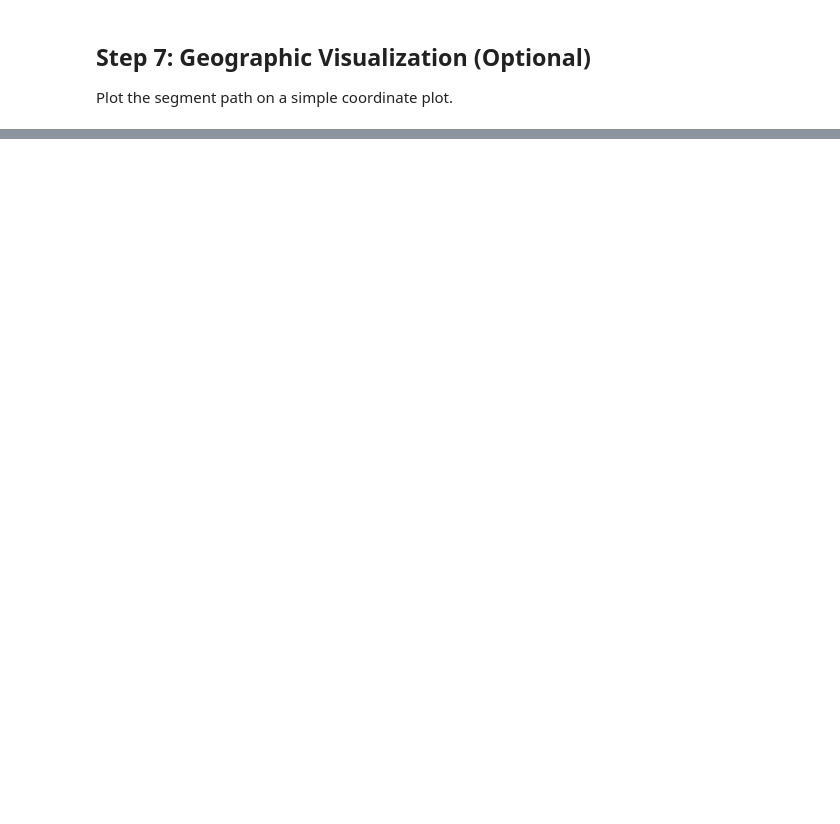
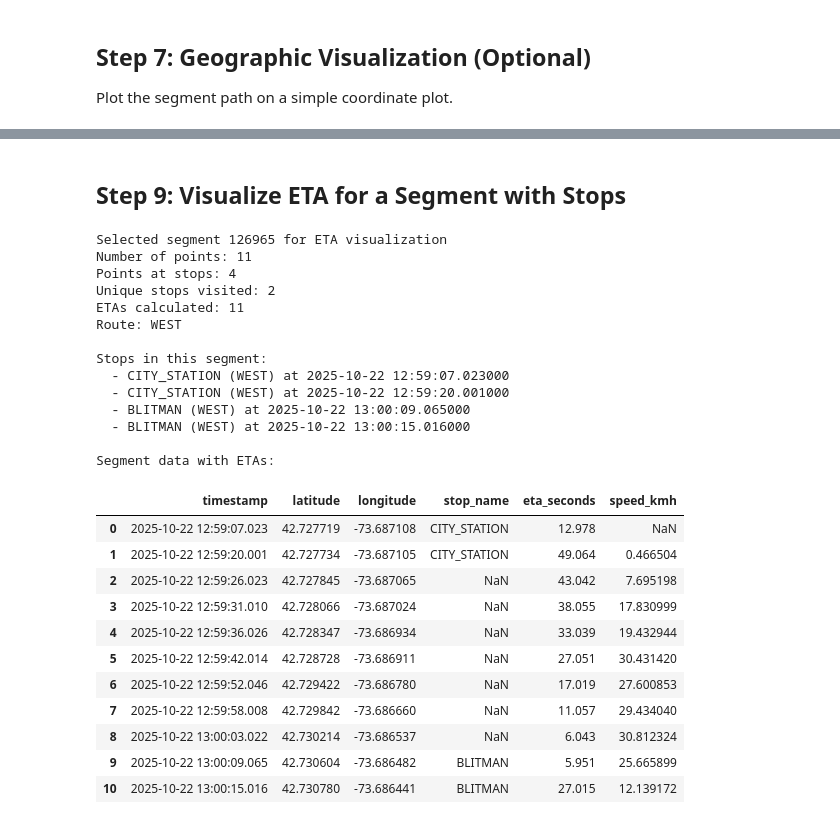
Before and after one commit to wtg/shubble, a Jupyter notebook: ml/data/data.ipynb, the cells around one changed output, grey strips where cells are left out. Saved outputs shown, nothing was run; the diff lists cells and outputs as text; code cells hidden in the pictures; blank space fills up the shorter version.

```diff
--- a/ml/data/data.ipynb
+++ b/ml/data/data.ipynb
@@ -369,0 +486,60 @@ All preprocessing results are cached for efficient repeated use.
+# %% [markdown]
+## Step 9: Visualize ETA for a Segment with Stops
+# %%
+# Find a segment with multiple stops for better visualization
+segment_stop_counts = eta_df.groupby('segment_id')['stop_name'].apply(lambda x: x.notna().sum())
+segments_with_multiple_stops = segment_stop_counts[segment_stop_counts >= 2].index
+
+if len(segments_with_multiple_stops) > 0:
+    # Select a segment from the middle
+    selected_eta_segment_id = segments_with_multiple_stops[len(segments_with_multiple_stops) // 2]
+else:
+    # Fallback to any segment with at least one stop
+    segments_with_stops = segment_stop_counts[segment_stop_counts >= 1].index
+    selected_eta_segment_id = segments_with_stops[len(segments_with_stops) // 2] if len(segments_with_stops) > 0 else eta_df['segment_id'].iloc[0]
+
+# Extract the segment
+eta_segment = eta_df[eta_df['segment_id'] == selected_eta_segment_id].copy()
+eta_segment = eta_segment.sort_values('timestamp').reset_index(drop=True)
+
+print(f"Selected segment {selected_eta_segment_id} for ETA visualization")
+print(f"Number of points: {len(eta_segment)}")
+print(f"Points at stops: {eta_segment['stop_name'].notna().sum()}")
+print(f"Unique stops visited: {eta_segment['stop_name'].nunique()}")
+print(f"ETAs calculated: {eta_segment['eta_seconds'].notna().sum()}")
+print(f"Route: {eta_segment['route'].iloc[0]}")
+print(f"\nStops in this segment:")
+stops_in_segment = eta_segment[eta_segment['stop_name'].notna()][['timestamp', 'stop_name', 'stop_route']].drop_duplicates()
+for idx, row in stops_in_segment.iterrows():
+    print(f"  - {row['stop_name']} ({row['stop_route']}) at {row['timestamp']}")
+
+# Display segment with ETA information
+print(f"\nSegment data with ETAs:")
+eta_segment[['timestamp', 'latitude', 'longitude', 'stop_name', 'eta_seconds', 'speed_kmh']].head(20)
+# %% [output]
+Selected segment 126965 for ETA visualization
+Number of points: 11
+Points at stops: 4
+Unique stops visited: 2
+ETAs calculated: 11
+Route: WEST
+
+Stops in this segment:
+  - CITY_STATION (WEST) at 2025-10-22 12:59:07.023000
+  - CITY_STATION (WEST) at 2025-10-22 12:59:20.001000
+  - BLITMAN (WEST) at 2025-10-22 13:00:09.065000
+  - BLITMAN (WEST) at 2025-10-22 13:00:15.016000
+
+Segment data with ETAs:
+|  | timestamp | latitude | longitude | stop_name | eta_seconds | speed_kmh |
+| 0 | 2025-10-22 12:59:07.023 | 42.727719 | -73.687108 | CITY_STATION | 12.978 | NaN |
+| 1 | 2025-10-22 12:59:20.001 | 42.727734 | -73.687105 | CITY_STATION | 49.064 | 0.466504 |
+| 2 | 2025-10-22 12:59:26.023 | 42.727845 | -73.687065 | NaN | 43.042 | 7.695198 |
+| 3 | 2025-10-22 12:59:31.010 | 42.728066 | -73.687024 | NaN | 38.055 | 17.830999 |
+| 4 | 2025-10-22 12:59:36.026 | 42.728347 | -73.686934 | NaN | 33.039 | 19.432944 |
+| 5 | 2025-10-22 12:59:42.014 | 42.728728 | -73.686911 | NaN | 27.051 | 30.431420 |
+| 6 | 2025-10-22 12:59:52.046 | 42.729422 | -73.686780 | NaN | 17.019 | 27.600853 |
+| 7 | 2025-10-22 12:59:58.008 | 42.729842 | -73.686660 | NaN | 11.057 | 29.434040 |
+| 8 | 2025-10-22 13:00:03.022 | 42.730214 | -73.686537 | NaN | 6.043 | 30.812324 |
+| 9 | 2025-10-22 13:00:09.065 | 42.730604 | -73.686482 | BLITMAN | 5.951 | 25.665899 |
+| 10 | 2025-10-22 13:00:15.016 | 42.730780 | -73.686441 | BLITMAN | 27.015 | 12.139172 |
```
Also changed, not shown: parts of 18 cells of this notebook, 28 other files.
